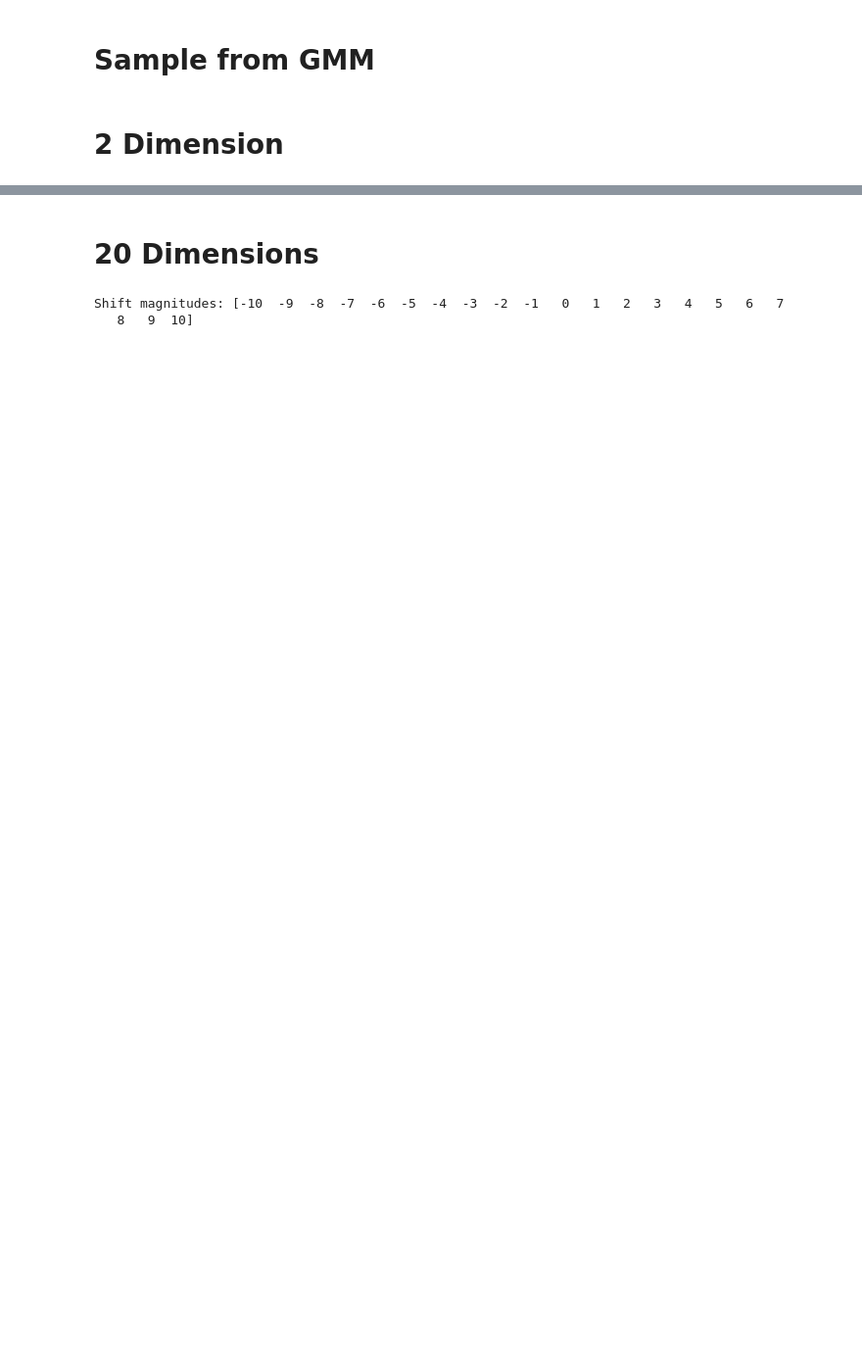
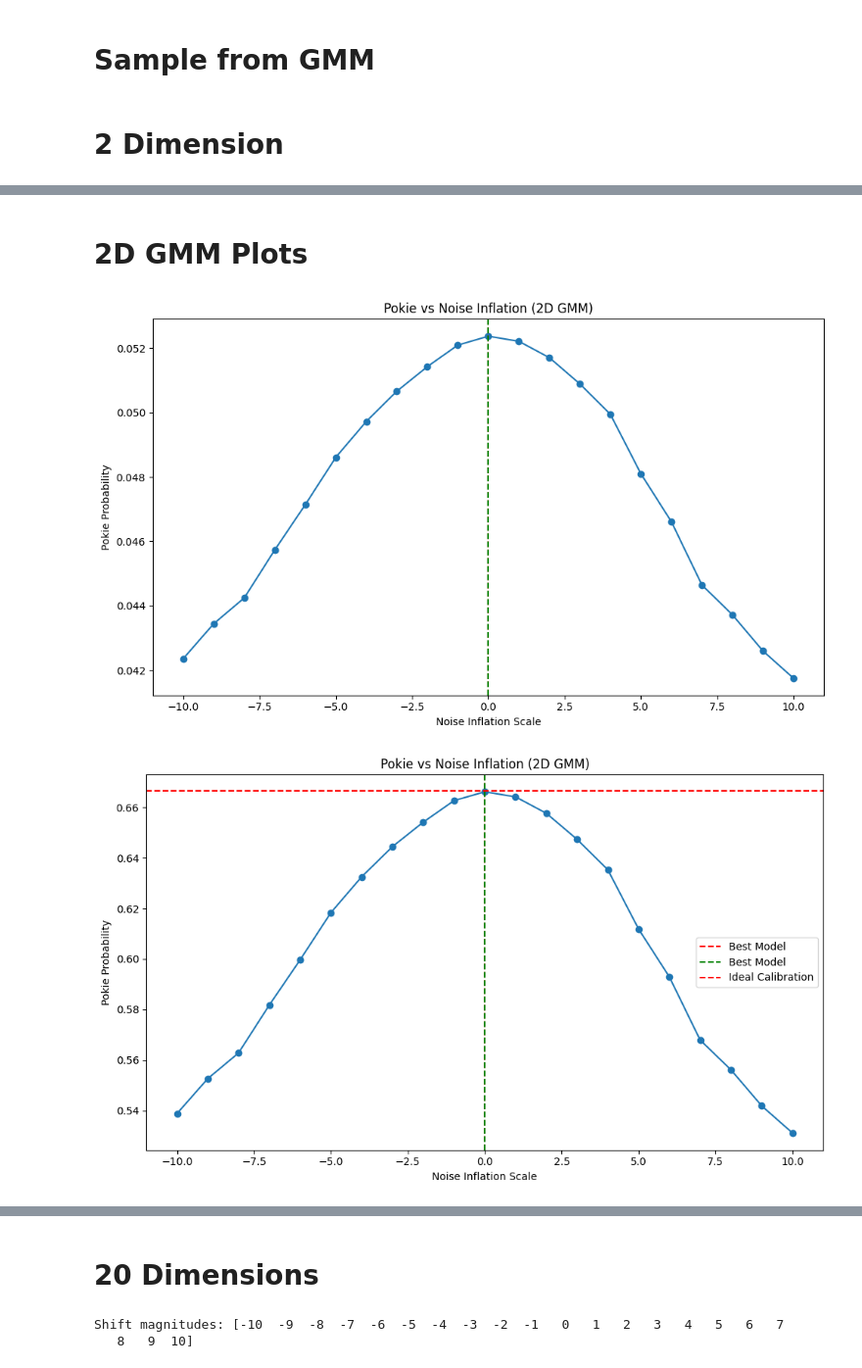
Before and after one commit to SammyS15/Pokie, a Jupyter notebook: notebook/GMM.ipynb, the cells around one changed output, grey strips where cells are left out. Shown at 98% size. Drawn from its saved outputs; the diff is of its cells as text; code cells hidden in the pictures; blank space fills up the shorter version.

```diff
--- a/notebook/GMM.ipynb
+++ b/notebook/GMM.ipynb
@@ -212,0 +109,44 @@ Best Model Index: 10
+# %% [markdown]
+# 2D GMM Plots
+# %%
+# Print Index and Value of the best model (i.e. the one with the largest value in results)
+best_model_idx = np.argmax(results)
+best_model_value = results[best_model_idx]
+
+# Plot Pokie vs noise level
+plt.figure(figsize=(10, 6))
+plt.plot(shift_magnitudes, results, marker='o')
+plt.axvline(x=0, color='r', linestyle='--', label='Best Model')
+plt.axvline(x=shift_magnitudes[best_model_idx], color='g', linestyle='--', label='Best Model')
+plt.xlabel('Noise Inflation Scale')
+plt.ylabel('Pokie Probability')
+plt.title('Pokie vs Noise Inflation (2D GMM)')
+plt.tight_layout()
+plt.savefig("../PLots/GMM/2D/Pokie_2D_GMM.pdf")
+plt.show()
+
+plt.figure(figsize=(10, 6))
+plt.plot(shift_magnitudes, calibrated, marker='o')
+plt.axvline(x=0, color='r', linestyle='--', label='Best Model')
+plt.axvline(x=shift_magnitudes[best_model_idx], color='g', linestyle='--', label='Best Model')
+plt.xlabel('Noise Inflation Scale')
+plt.ylabel('Pokie Probability')
+plt.title('Pokie vs Noise Inflation (2D GMM)')
+plt.axhline(y=2/3, color='r', linestyle='--', label='Ideal Calibration')
+plt.legend()
+plt.tight_layout()
+plt.savefig("../PLots/GMM/2D/Pokie_2D_GMM_Calibrated.pdf")
+plt.show()
+
+# Histogram of n/N values
+plt.figure(figsize=(10, 6))
+plt.hist(n_over_N_vals, bins=30, density=True, alpha=0.7)
+plt.title(r"Distribution of $\frac{n}{N}$ (2D GMM)")
+plt.xlabel(r"$\frac{n}{N}$")
+plt.ylabel("Density")
+plt.tight_layout()
+plt.savefig("../PLots/GMM/2D/Pokie_n_over_N_2D_GMM.pdf")
+plt.show()
+# %% [output]
+[figure, added]
+[figure, added]
```
Also changed, not shown: parts of 18 cells of this notebook, 47 other files.
